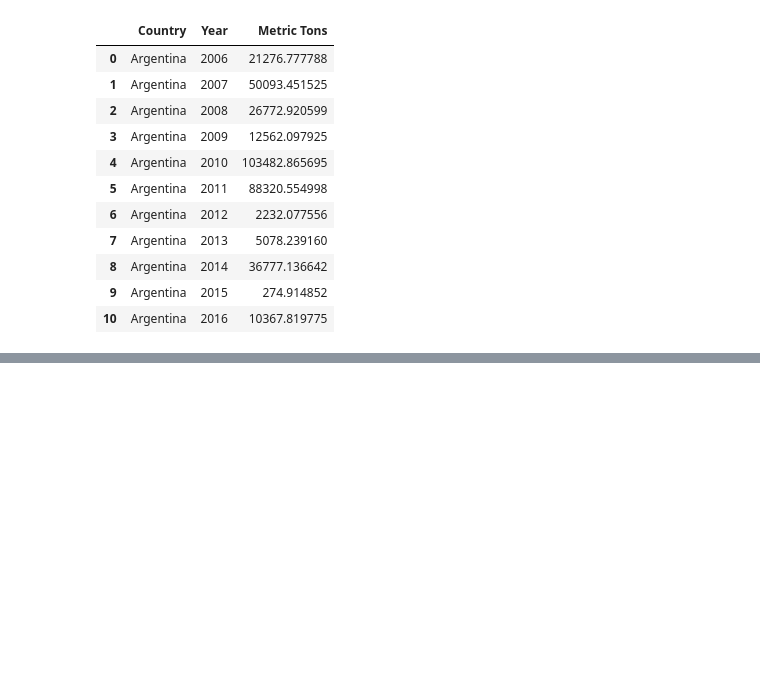
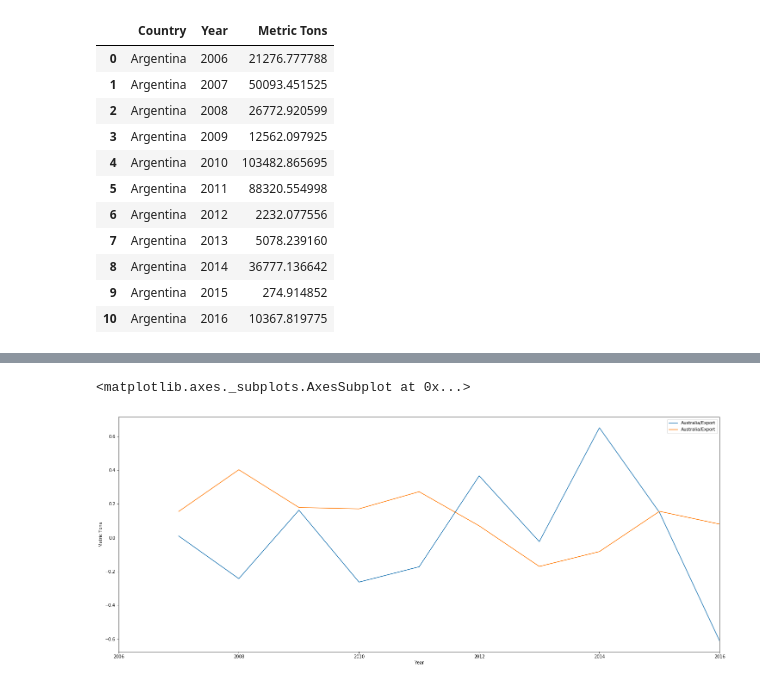
Before and after one commit to cmboone2005/Project1, a Jupyter notebook: DataSets/p_branch_graphs.ipynb, the cells around one changed output, grey strips where cells are left out. Cells and saved outputs as stored; diff of their text form; code cells hidden in the pictures; blank space fills up the shorter version.

```diff
--- a/DataSets/p_branch_graphs.ipynb
+++ b/DataSets/p_branch_graphs.ipynb
@@ -1500,0 +1552,5 @@ sns.heatmap(corr, xticklabels=corr.columns, yticklabels=corr.columns, cmap=sns.d
+# %%
+# Place the DataFrames side by side
+australia_ImportExport = pd.concat([australia_import, australia_export], axis=1)
+australia_ImportExport.rename(columns = {'Australia':'Australia/Import', 'Australia':'Australia/Export'}, inplace = True)
+australia_ImportExport
@@ -1500,0 +1571,16 @@ sns.heatmap(corr, xticklabels=corr.columns, yticklabels=corr.columns, cmap=sns.d
+# %%
+# Create a bar chart based off of the group series from before
+australia_line_chart = australia_ImportExport.plot(kind='line')
+color = "maroon"
+marker = "o"
+
+x_axis = australia_ImportExport
+y_axis = australia_ImportExport
+# Set the xlabel and ylabel using class methods
+australia_line_chart.set_xlabel("Year")
+australia_line_chart.set_ylabel("Metric Tons")
+
+australia_line_chart
+# %% [output]
+<matplotlib.axes._subplots.AxesSubplot at 0x...>
+[figure, added]
```
Also changed, not shown: parts of 64 cells of this notebook, 33 other files.
